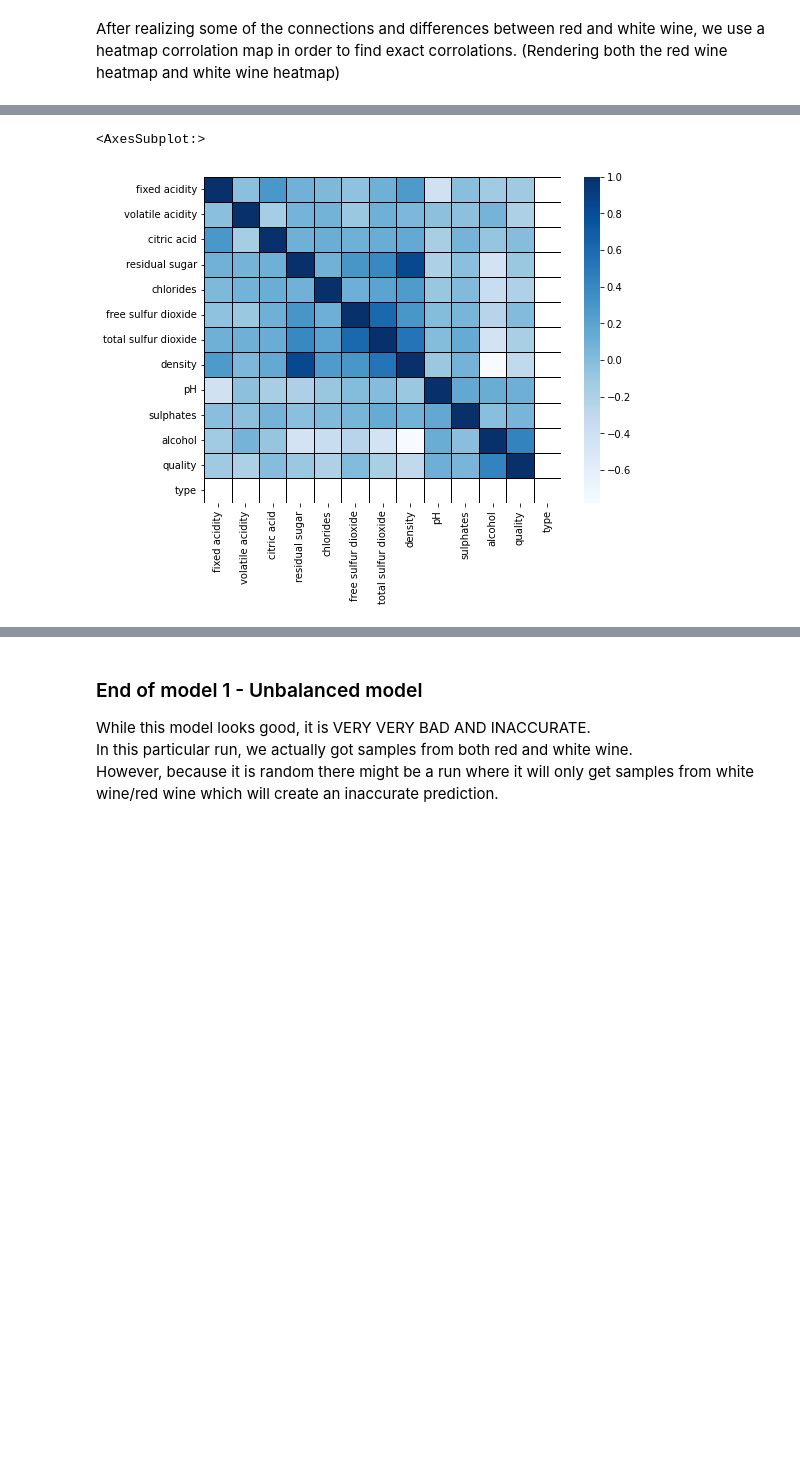
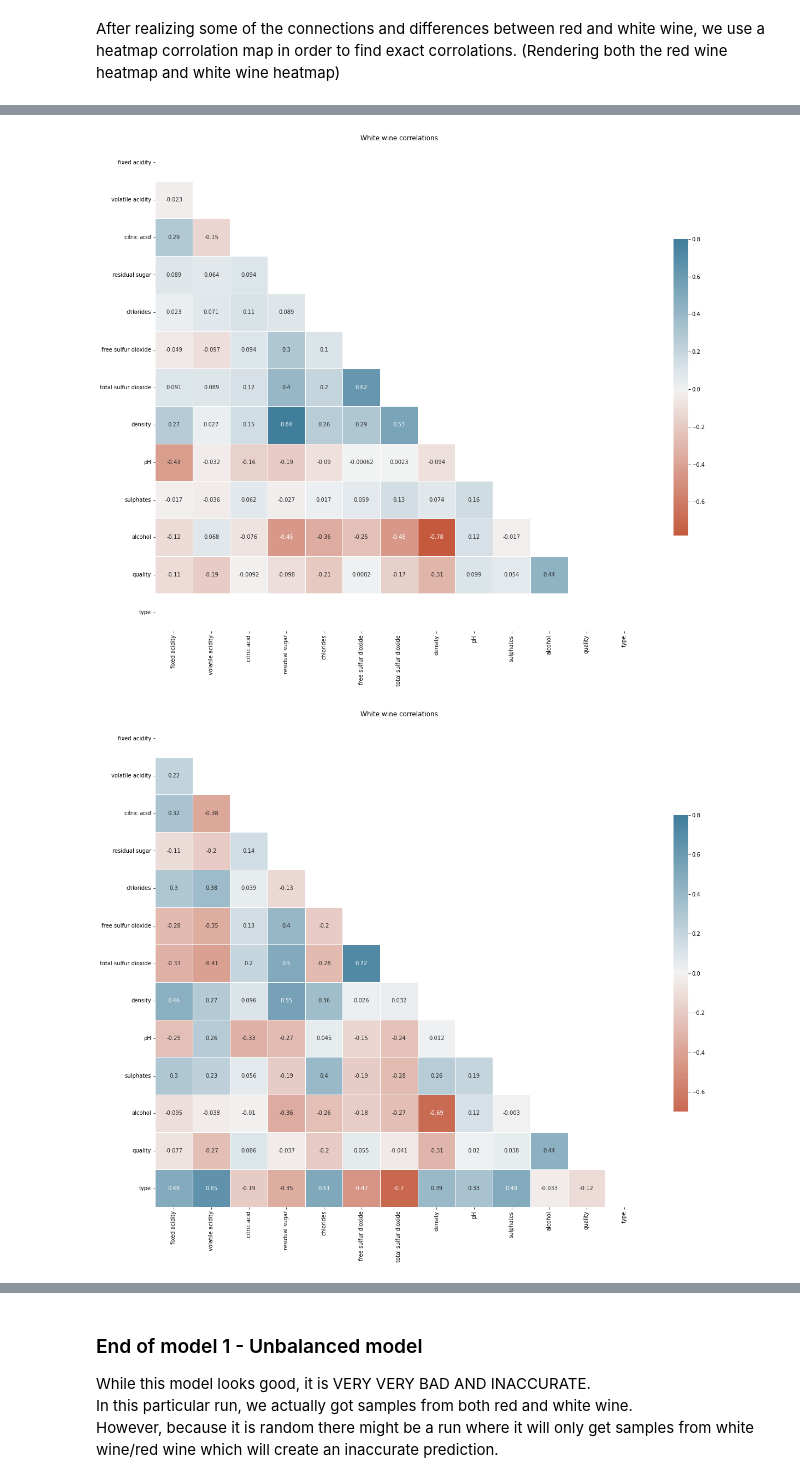
Before and after one commit to TamirIsCool/DataScIntro, a Jupyter notebook: Regression/Wine.ipynb, the cells around one changed output, grey strips where cells are left out. Cells and saved outputs as stored; diff of their text form; code cells hidden in the pictures; blank space fills up the shorter version.

```diff
--- a/Regression/Wine.ipynb
+++ b/Regression/Wine.ipynb
@@ -155,6 +174,8 @@ sns.heatmap(red_wine_data.corr(),cmap='Blues',linewidth=1,linecolor='Black')
 # %%
-plt.figure(figsize=(8,6))
-sns.heatmap(white_wine_data.corr(),cmap='Blues',linewidth=1,linecolor='Black')
+CorrelationTable(white_wine_data,"White wine correlations")
 # %% [output]
-<AxesSubplot:>
-[figure, old version]
+[figure, new version]
+# %%
+CorrelationTable(wine_data,"White wine correlations")
+# %% [output]
+[figure, added]
```
Also changed, not shown: parts of 17 cells of this notebook.
